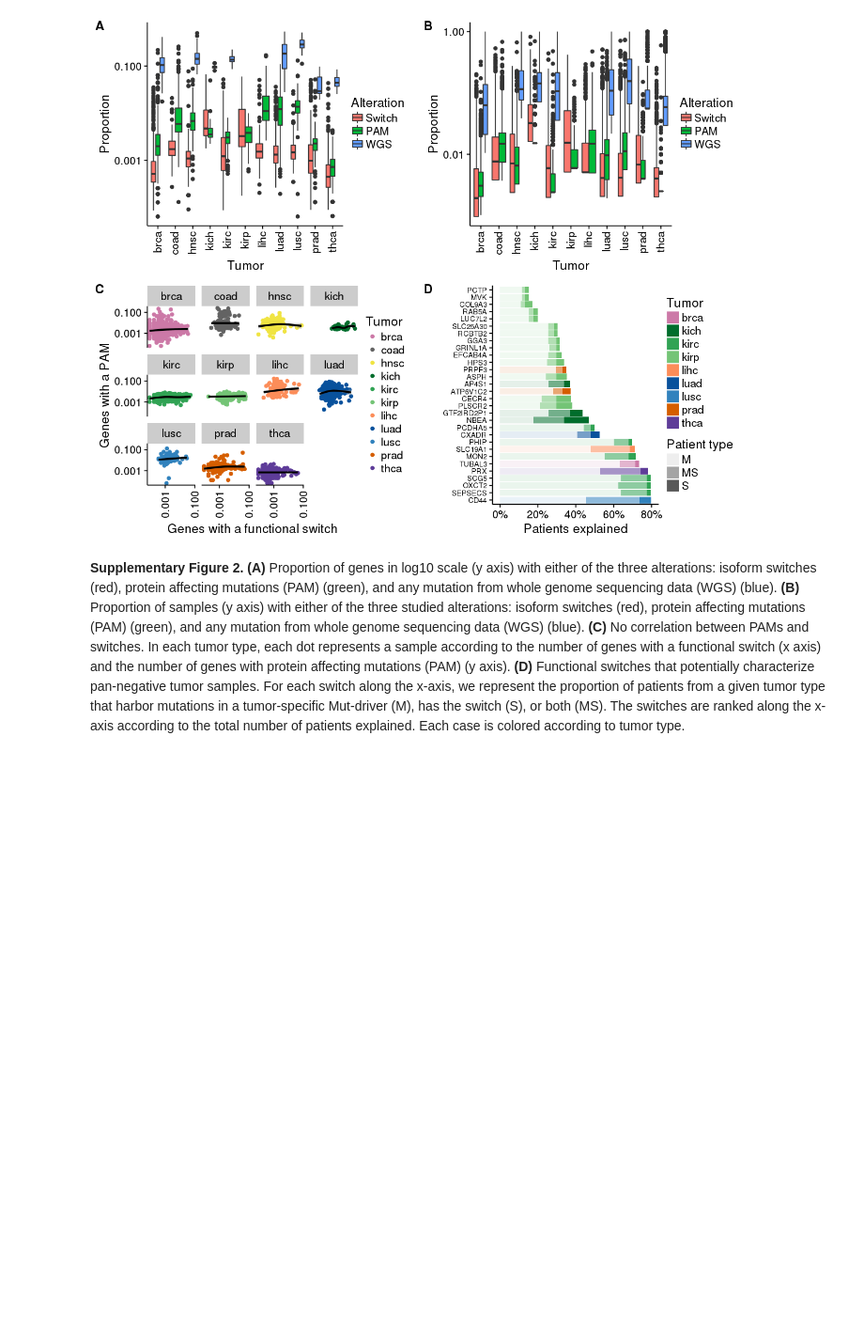
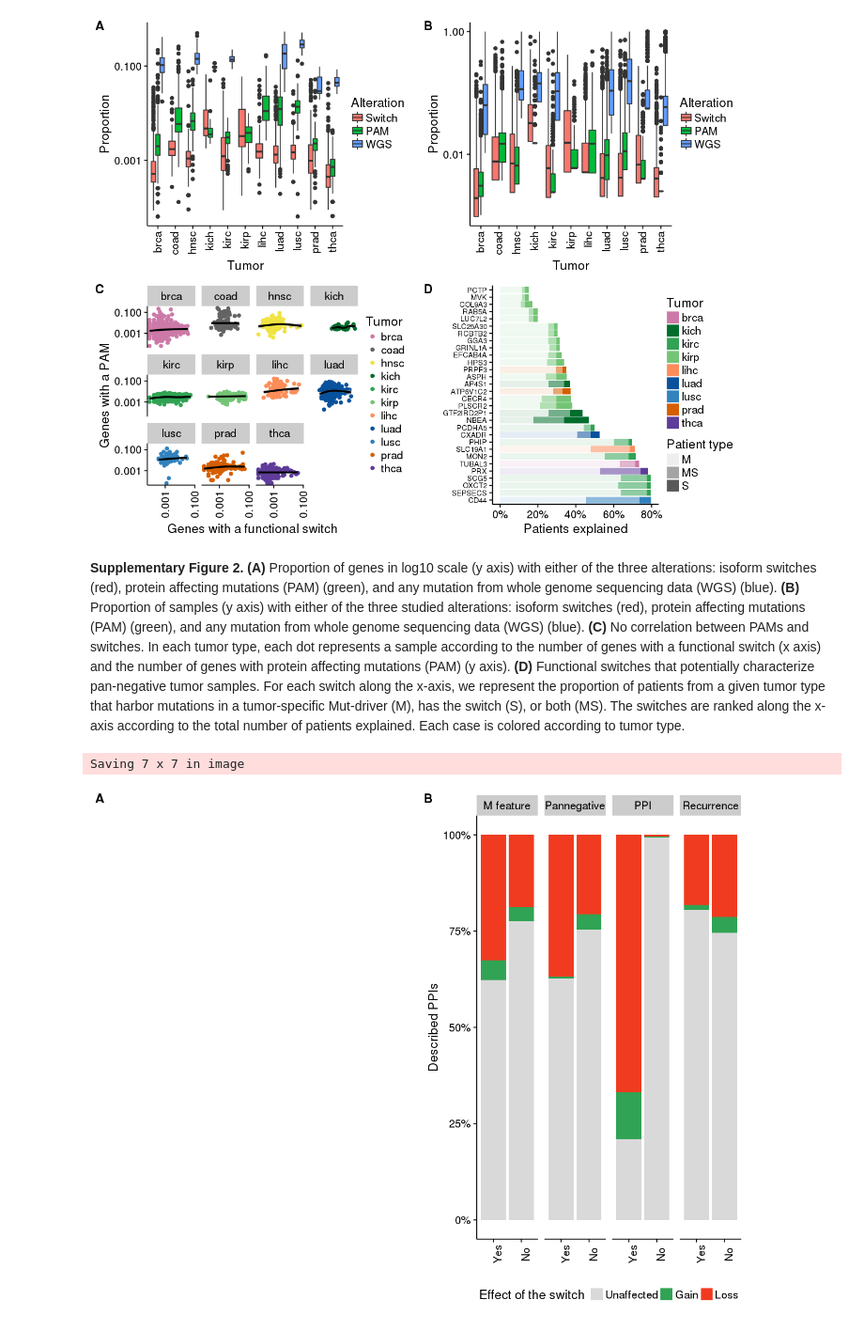
Before and after one commit to hclimente/smartas, a Jupyter notebook: switches/sup_figures.ipynb, the cells around one changed output. Shown at 94% size. Cells and saved outputs as stored; diff of their text form; code cells hidden in the pictures; blank space fills up the shorter version.

```diff
--- a/switches/sup_figures.ipynb
+++ b/switches/sup_figures.ipynb
@@ -414,3 +456,33 @@ Warning message:
 [figure]
 # %% [markdown]
 **Supplementary Figure 2. (A)** Proportion of genes in log10 scale (y axis) with either of the three alterations: isoform switches (red), protein affecting mutations (PAM) (green), and any mutation from whole genome sequencing data (WGS) (blue). **(B)** Proportion of samples (y axis) with either of the three studied alterations: isoform switches (red), protein affecting mutations (PAM) (green), and any mutation from whole genome sequencing data (WGS) (blue). **(C)** No correlation between PAMs and switches. In each tumor type, each dot represents a sample according to the number of genes with a functional switch (x axis) and the number of genes with protein affecting mutations (PAM) (y axis). **(D)** Functional switches that potentially characterize pan-negative tumor samples. For each switch along the x-axis, we represent the proportion of patients from a given tumor type that harbor mutations in a tumor-specific Mut-driver (M), has the switch (S), or both (MS). The switches are ranked along the x-axis according to the total number of patients explained. Each case is colored according to tumor type.
+# %%
+library(scales)
+ppiPalette = c("Gain" = "#31a354", "Loss" = "#f03b20", "Unaffected" = "#d9d9d9", "Draw" = "#d9d9d9")
+
+sf5b <- ppi %>%
+    select(Tag,Recurrence,Affects_mutated_feature,PPI,Pannegative) %>%
+    # convert to long format and reannotate the columns
+    reshape2::melt(id.vars = "Tag", variable.name = "Indication", value.name = "Altered") %>%
+    mutate(Altered = ifelse(Altered > 0,"Yes","No"),
+           Altered = factor(Altered, levels=c("Yes","No")),
+           Tag = factor(Tag,levels=c("Unaffected","Gain","Loss")),
+           Indication = ifelse(Indication=="Affects_mutated_feature", "M feature", as.character(Indication))) %>%
+    # plot
+    ggplot(aes(x = Altered, fill = Tag)) +
+        geom_bar(position = "fill") +
+        labs(x="",y="Described PPIs",fill="Effect of the switch") +
+        scale_fill_manual(values = ppiPalette) +
+        theme(legend.position = "bottom", axis.text.x = element_text(angle = 90)) +
+        scale_y_continuous(labels = percent) +
+        facet_grid(.~Indication)
+
+ggsave("../results/figures/components/s5b.png",sf5b)
+# %% [output]
+Saving 7 x 7 in image
+# %%
+sf5 <- plot_grid(NULL,sf5b, labels=c("A","B"))
+sf5
+ggsave("../results/figures/suppfigure_5.png",sf5, width = 10, height = 8)
+# %% [output]
+[figure, added]
```
Also changed, not shown: parts of 1 cell of this notebook, 2 other files.
